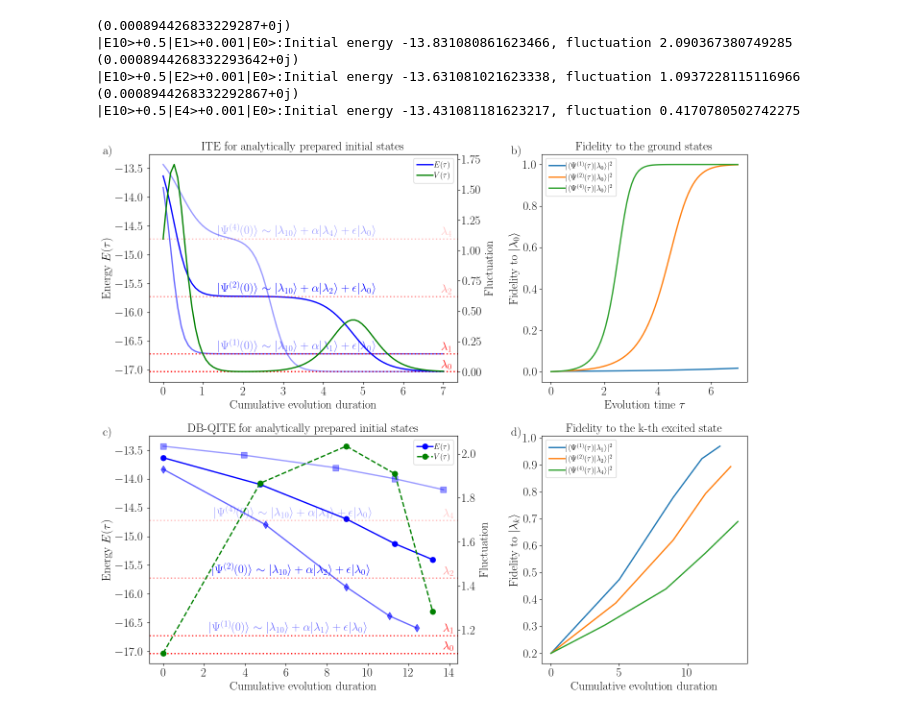
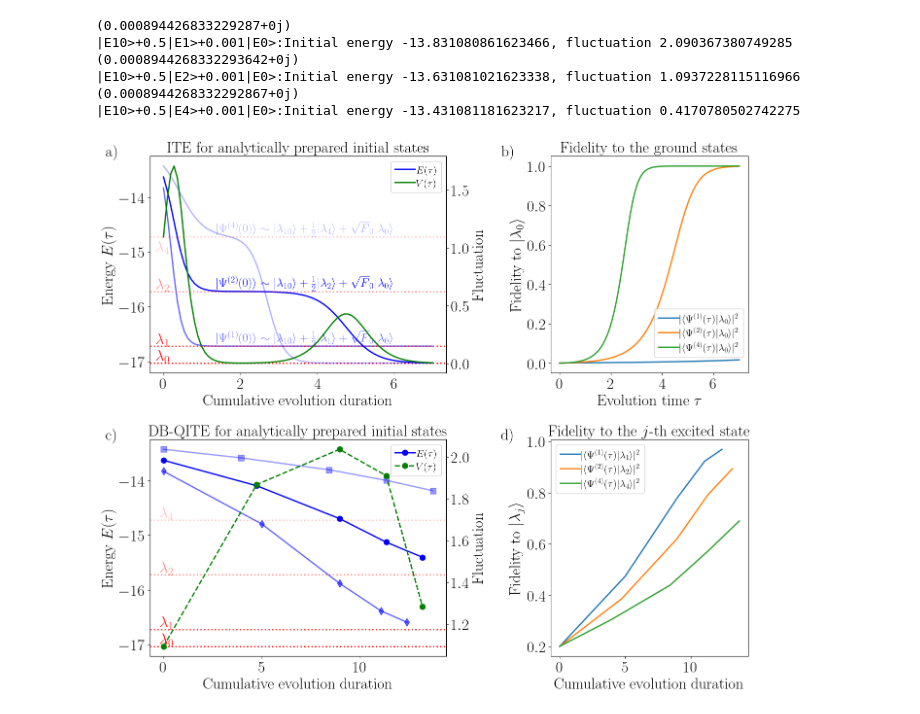
Before and after one commit to renezander90/DB-QITE, a Jupyter notebook: generate_plots_manual_new.ipynb, the cells around one changed output. Saved outputs shown, nothing was run; the diff lists cells and outputs as text; code cells hidden in the pictures.

```diff
--- a/generate_plots_manual_new.ipynb
+++ b/generate_plots_manual_new.ipynb
@@ -158,9 +158,9 @@ fig, ((ax_energy1, ax_fidelity1), (ax_energy2, ax_fidelity2)) = plt.subplots(2,
 a = -0.15
 b = 1.0
 ax_energy1.annotate('a)', xy = (a,b), xycoords='axes fraction')
-ax_fidelity1.annotate('b)', xy = (a,b), xycoords='axes fraction')
+ax_fidelity1.annotate('b)', xy = (a-0.1,b), xycoords='axes fraction')
 ax_energy2.annotate('c)', xy = (a,b), xycoords='axes fraction')
-ax_fidelity2.annotate('d)', xy = (a,b), xycoords='axes fraction')
+ax_fidelity2.annotate('d)', xy = (a-0.1,b), xycoords='axes fraction')
 
 ###############################################################################
 # SUBPLOT 1: Energy + fluctuation (with a twin y-axis) ITE
@@ -172,7 +172,7 @@ ax1.axline((beta_list[0], eigvals_sorted[0]),
            (beta_list[-1], eigvals_sorted[0]),
            linestyle=":", color="red")
 ax1.text(
-    beta_list[-1]-0.05,           # shift text slightly to the right
+    -0.2,           # shift text slightly to the right
     eigvals_sorted[0]+0.12,             # same y as the line
     r"$\lambda_0$",                           # label for that line
     va="center",
@@ -180,7 +180,7 @@ ax1.text(
     color="red",
 )
 
-alphas = [0.6, 1, 0.4]
+alphas = [0.6, 1, 0.3]
 
 # Plot energies for each mid_id
 for i, mid_id in enumerate(mid_id_ls):
@@ -206,11 +206,12 @@ for i, mid_id in enumerate(mid_id_ls):
     ax1.text(
         beta_list[-1]/6 + 0.2,
         eigvals_sorted[mid_id]+0.15,
-        rf"$|\Psi^{{({mid_id})}}(0)\rangle \sim |\lambda_{{10}}\rangle + \alpha |\lambda_{{{mid_id}}}\rangle + \epsilon |\lambda_0\rangle$",
+        rf"$|\Psi^{{({mid_id})}}(0)\rangle \sim |\lambda_{{10}}\rangle + \frac{1}{2} |\lambda_{{{mid_id}}}\rangle + \sqrt F_0 |\lambda_0\rangle$",
         va="center",
         ha="left",
         color="blue",
-        alpha=alphas[i]
+        alpha=alphas[i],
+        fontsize=18
     )
 
     # Horizontal line for the mid_id'th eigenvalue
@@ -221,16 +222,28 @@ for i, mid_id in enumerate(mid_id_ls):
         color="red",
         alpha=1.0 / (int(mid_id) + 0.2)
     )
-
-    ax1.text(
-        beta_list[-1]-0.05,
-        eigvals_sorted[mid_id] + 0.12,
+    if mid_id==4:
+        ax1.text(
+        # beta_list[-1]-0.05,
+        0-0.2,
+        eigvals_sorted[mid_id] - 0.2,
         f"$\lambda_{mid_id}$",
         va="center",
         ha="left",
         color="red",
         alpha=1.0 / (int(mid_id) + 0.1)
     )
+    else:
+        ax1.text(
+            # beta_list[-1]-0.05,
+            0-0.2,
+            eigvals_sorted[mid_id] + 0.12,
+            f"$\lambda_{mid_id}$",
+            va="center",
+            ha="left",
+            color="red",
+            alpha=1.0 / (int(mid_id) + 0.1)
+        )
 
 ax1.set_xlabel("Cumulative evolution duration")
 ax1.set_ylabel(r"Energy $E(\tau)$")
@@ -249,7 +262,7 @@ ax2.set_ylabel("Fluctuation")
 # Combine legends from both axes
 lines_1, labels_1 = ax1.get_legend_handles_labels()
 lines_2, labels_2 = ax2.get_legend_handles_labels()
-ax1.legend(lines_1 + lines_2, labels_1 + labels_2, loc="best")
+ax1.legend(lines_1 + lines_2, labels_1 + labels_2, loc="best", fontsize=15)
 
 ax1.set_title('ITE for analytically prepared initial states')
 
@@ -268,7 +281,7 @@ for i, mid_id in enumerate(mid_id_ls):
 axF.set_xlabel(r"Evolution time $\tau$")
 axF.set_ylabel(r"Fidelity to $|\lambda_0\rangle$")
 
-axF.legend(loc="best")
+axF.legend(loc="lower right", fontsize=15, bbox_to_anchor=(1, 0.05))
 
 axF.set_title('Fidelity to the ground states')
 
@@ -282,7 +295,7 @@ ax3 = ax_energy2  # rename for clarity
 ax3.axhline(y=eigvals_sorted[0], color="red", linestyle=':')
 
 ax3.text(
-    beta_max_qite,           # shift text slightly to the right
+    -0.2,           # shift text slightly to the right
     eigvals_sorted[0]+0.12,             # same y as the line
     r"$\lambda_0$",                           # label for that line
     va="center",
@@ -316,21 +329,22 @@ for i, mid_id in enumerate(mid_id_ls):
         )
 
     # Annotations on each line (example)
-    ax3.text(
-        beta_lists_qite[mid_id][-1]/6 + 0.2,
-        eigvals_sorted[mid_id]+0.15,
-        rf"$|\Psi^{{({mid_id})}}(0)\rangle \sim |\lambda_{{10}}\rangle + \alpha |\lambda_{mid_id}\rangle + \epsilon |\lambda_0\rangle$",
-        va="center",
-        ha="left",
-        color="blue",
-        alpha=alphas[i]
-    )
+    # ax3.text(
+    #     beta_lists_qite[mid_id][-1]/6 + 0.2,
+    #     eigvals_sorted[mid_id]+0.15,
+    #     rf"$|\Psi^{{({mid_id})}}(0)\rangle \sim |\lambda_{{10}}\rangle + \frac{1}{2} |\lambda_{mid_id}\rangle + \sqrt F_0 |\lambda_0\rangle$",
+    #     va="center",
+    #     ha="left",
+    #     color="blue",
+    #     alpha=alphas[i],
+    #     fontsize=18
+    # )
 
     # Horizontal line for the mid_id'th eigenvalue
     ax3.axhline(y=eigvals_sorted[mid_id], color="red", linestyle=':', alpha=1.0 / (int(mid_id) + 0.2))
 
     ax3.text(
-        beta_max_qite,
+        -0.2,
         eigvals_sorted[mid_id] + 0.12,
         f"$\lambda_{mid_id}$",
         va="center",
@@ -359,35 +373,35 @@ ax4.set_ylabel("Fluctuation")
 
 # Combine legends from both axes
 lines_1, labels_1 = ax3.get_legend_handles_labels()
 lines_2, labels_2 = ax4.get_legend_handles_labels()
-ax3.legend(lines_1 + lines_2, labels_1 + labels_2, loc="best")
+ax3.legend(lines_1 + lines_2, labels_1 + labels_2, loc="best", fontsize=15)
 
 ax3.set_title('DB-QITE for analytically prepared initial states')
 
 ###############################################################################
 # SUBPLOT 4: Fidelity to the ground state
 ###############################################################################
 axF2 = ax_fidelity2
 
 # Plot fidelity for each mid_id (example)
 for i, mid_id in enumerate(mid_id_ls):
     lineF, = axF2.plot(
         beta_lists_qite[mid_id], fidelity_dict_qite[mid_id],
         label=rf"$|\langle\Psi^{{({mid_id})}}(\tau)|\lambda_{{{mid_id}}}\rangle|^2$",
     )
 
 axF2.set_xlabel("Cumulative evolution duration")
-axF2.set_ylabel(r"Fidelity to $|\lambda_k\rangle$")
+axF2.set_ylabel(r"Fidelity to $|\lambda_j\rangle$")
 
-axF2.legend(loc="best")
+axF2.legend(loc="best", fontsize=15)
 
-axF2.set_title('Fidelity to the k-th excited state')
+axF2.set_title(r'Fidelity to the $j$-th excited state')
 
 ###############################################################################
 ###############################################################################
 
 plt.tight_layout()
 plt.savefig("plots/QITE_analytical.pdf")
 plt.show()
 # %% [output]
-[figure, old version]
+[figure, new version]
```
Also changed, not shown: parts of 1 cell of this notebook, 3 other files.
